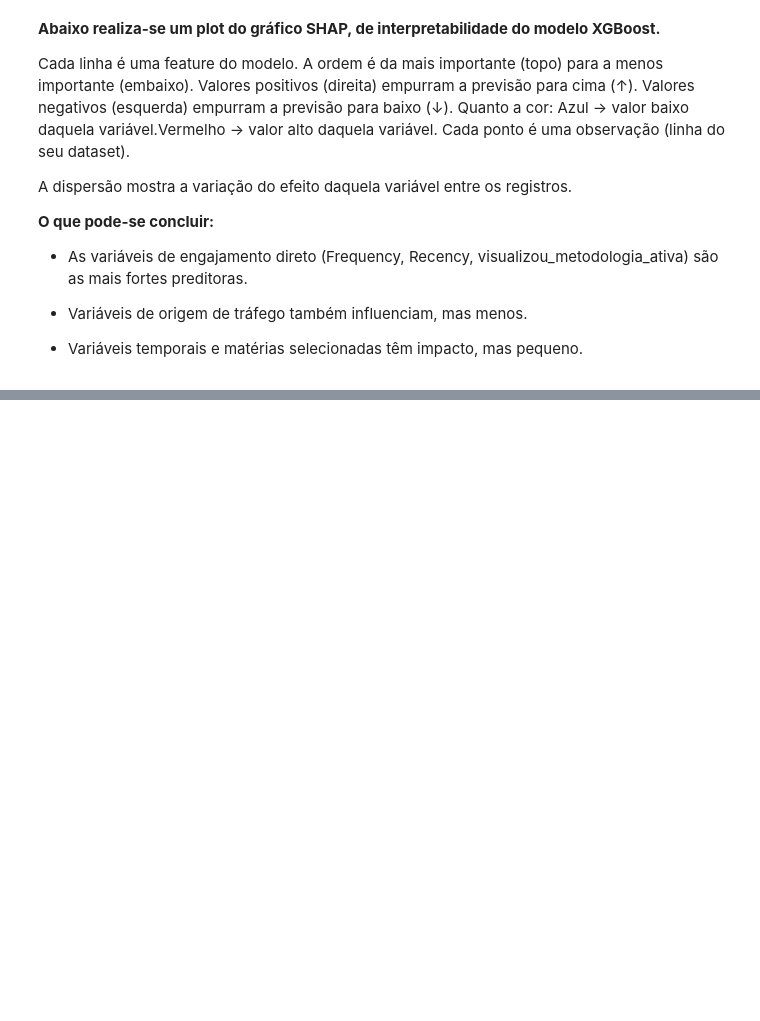
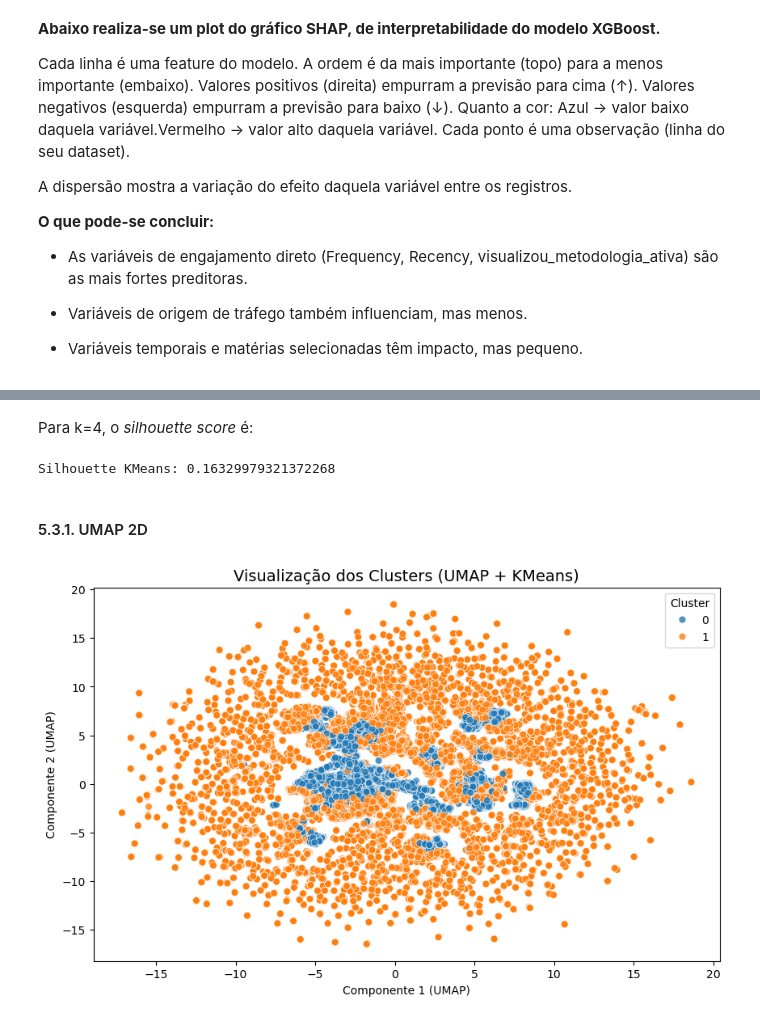
Before and after one commit to guifidalgo/Shiny-AprendiZAP, a Jupyter notebook: notebooks/ml_aprendizap_analysis.ipynb, the cells around one changed output, grey strips where cells are left out. Drawn from its saved outputs; the diff is of its cells as text; code cells hidden in the pictures; blank space fills up the shorter version.

```diff
--- a/notebooks/ml_aprendizap_analysis.ipynb
+++ b/notebooks/ml_aprendizap_analysis.ipynb
@@ -656,0 +773,11 @@ shap.summary_plot(shap_values, X_test_transformed, feature_names=preprocessor.ge
+# %%
+# Pipeline: preproc -> redução dimensional (TruncatedSVD é bom quando OHE dá matriz possivelmente esparsa)
+
+pipelineKMN = Pipeline(
+    steps=[
+        ("preprocess", preprocessor),
+        ("svd", TruncatedSVD(n_components=25, random_state=42)) # ajuste: 10-50 costuma ser bom; prob. testar
+])
+# %%
+# Aplica para obter embeddings (features reduzidas para clustering)
+X_KMN = pipelineKMN.fit_transform(df_cluster)
@@ -656,0 +850,39 @@ shap.summary_plot(shap_values, X_test_transformed, feature_names=preprocessor.ge
+# %%
+# K com base nos resultados de ajuste do Hiperparâmetro
+
+k = 2  # ajuste conforme a análise acima
+kmeans = KMeans(n_clusters=k, random_state=42, n_init=50)
+labels_k = kmeans.fit_predict(X_KMN)
+df_cluster["cluster_kmeans"] = labels_k
+# %% [markdown]
+Para k=4, o _silhouette score_ é:
+# %%
+# Silhouette final score for chosen clustering
+print("Silhouette KMeans:", silhouette_score(X_KMN, labels_k))
+# %% [output]
+Silhouette KMeans: 0.16329979321372268
+# %% [markdown]
+#### 5.3.1. UMAP 2D
+# %%
+# Visualização com UMAP 2D
+reducer = umap.UMAP(n_components=2, random_state=42)
+X_umap = reducer.fit_transform(X_KMN)
+# %%
+# Criar scatterplot
+plt.figure(figsize=(10, 6))
+sns.scatterplot(
+    x=X_umap[:, 0],
+    y=X_umap[:, 1],
+    hue=labels_k,
+    palette="tab10",
+    s=40,
+    alpha=0.8
+)
+
+plt.title("Visualização dos Clusters (UMAP + KMeans)", fontsize=14)
+plt.xlabel("Componente 1 (UMAP)")
+plt.ylabel("Componente 2 (UMAP)")
+plt.legend(title="Cluster")
+plt.show()
+# %% [output]
+[figure, added]
```
Also changed, not shown: parts of 74 cells of this notebook, 9 other files.
